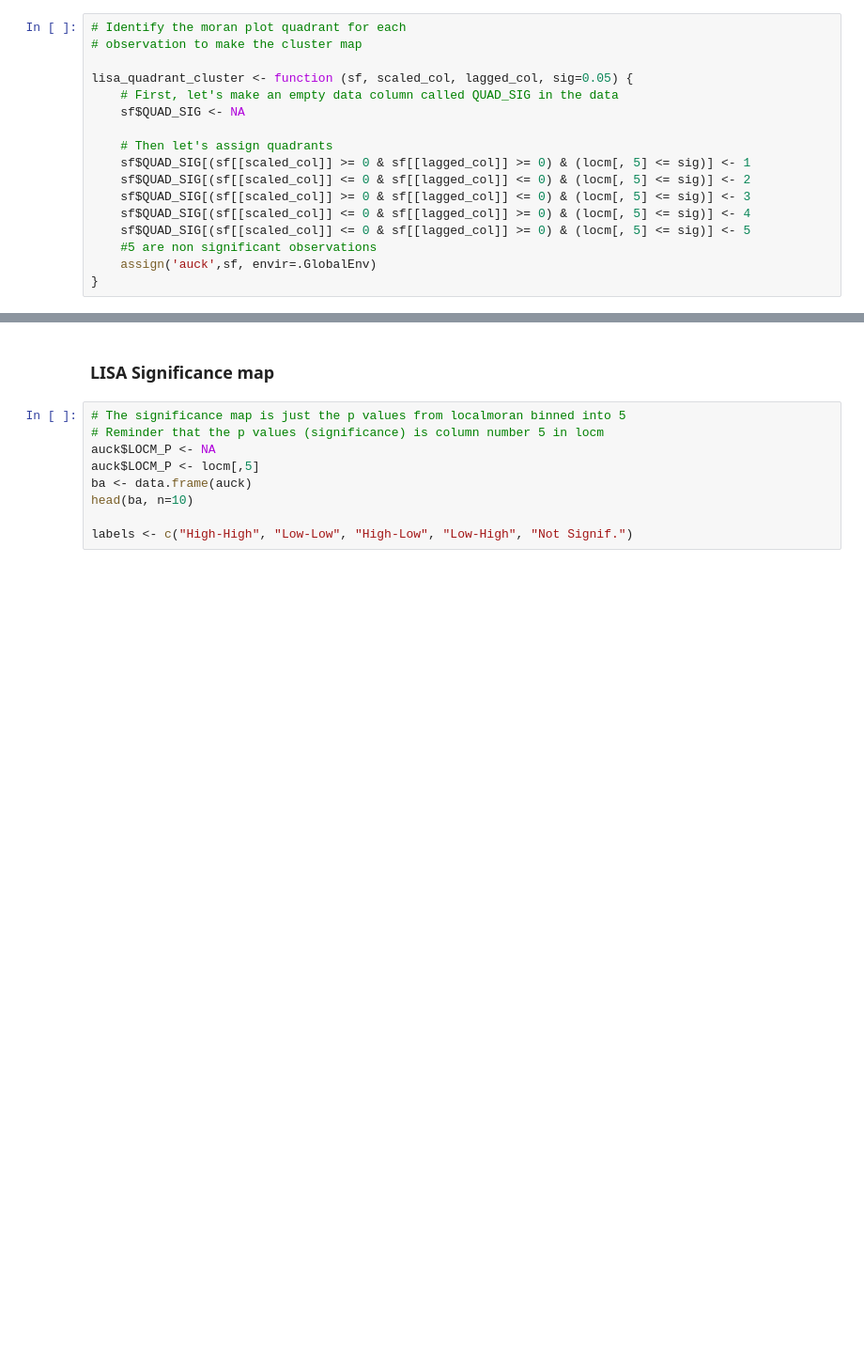
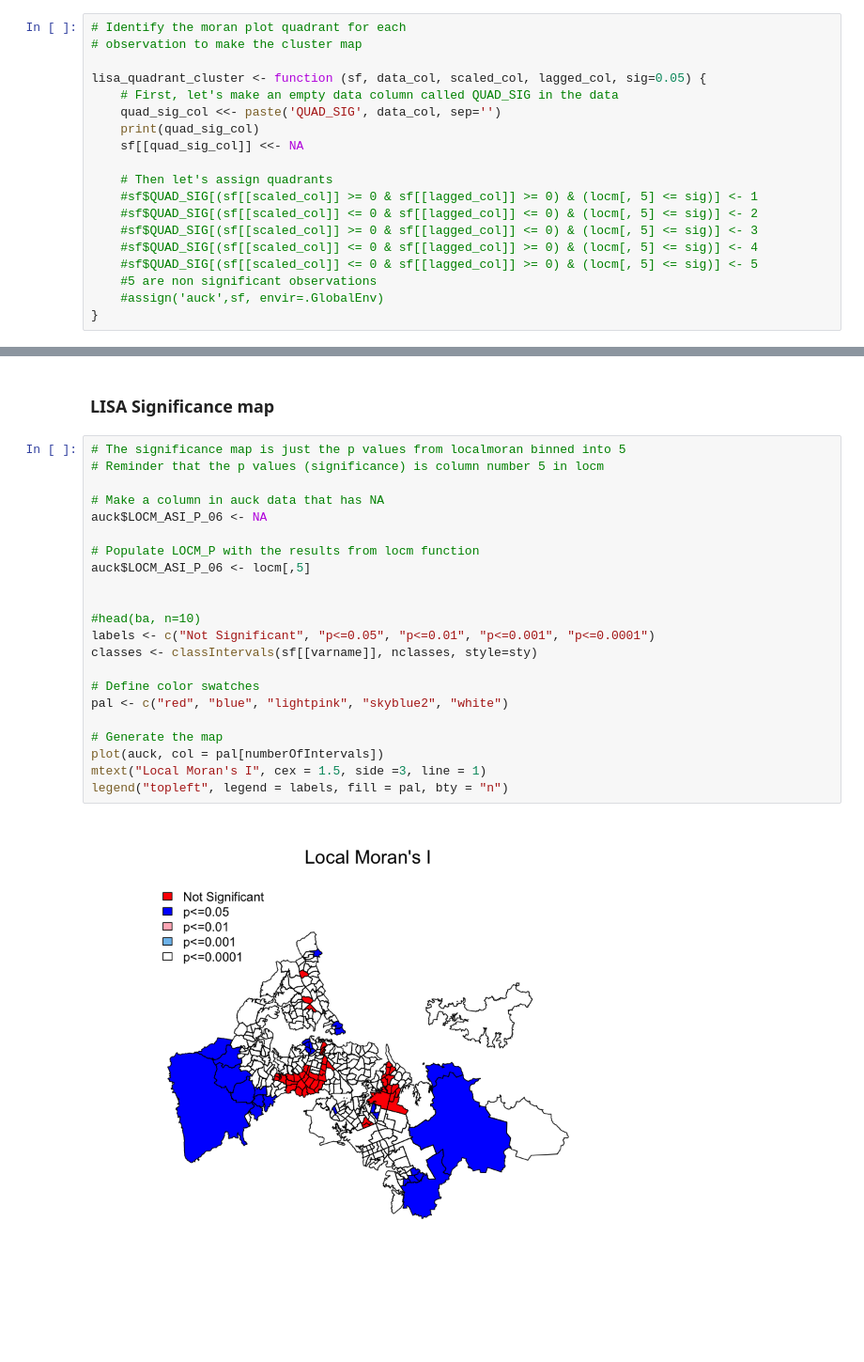
Before and after one commit to xrwang/geog187-notebooks, a Jupyter notebook: lab-1/lab1-spatial autocorrelation.ipynb, the cells around one changed output, grey strips where cells are left out. Shown: that part at 94% size. Saved outputs shown, nothing was run; the diff lists cells and outputs as text; blank space fills up the shorter version.

Commit message:
clean up quadrant cluster function

```diff
--- a/lab-1/lab1-spatial autocorrelation.ipynb
+++ b/lab-1/lab1-spatial autocorrelation.ipynb
@@ -393,17 +394,19 @@ lagged_col is the y-axis
 # Identify the moran plot quadrant for each
 # observation to make the cluster map
 
-lisa_quadrant_cluster <- function (sf, scaled_col, lagged_col, sig=0.05) {
+lisa_quadrant_cluster <- function (sf, data_col, scaled_col, lagged_col, sig=0.05) {
     # First, let's make an empty data column called QUAD_SIG in the data
-    sf$QUAD_SIG <- NA
+    quad_sig_col <<- paste('QUAD_SIG', data_col, sep='')
+    print(quad_sig_col)
+    sf[[quad_sig_col]] <<- NA
 
     # Then let's assign quadrants
-    sf$QUAD_SIG[(sf[[scaled_col]] >= 0 & sf[[lagged_col]] >= 0) & (locm[, 5] <= sig)] <- 1
-    sf$QUAD_SIG[(sf[[scaled_col]] <= 0 & sf[[lagged_col]] <= 0) & (locm[, 5] <= sig)] <- 2
-    sf$QUAD_SIG[(sf[[scaled_col]] >= 0 & sf[[lagged_col]] <= 0) & (locm[, 5] <= sig)] <- 3
-    sf$QUAD_SIG[(sf[[scaled_col]] <= 0 & sf[[lagged_col]] >= 0) & (locm[, 5] <= sig)] <- 4
-    sf$QUAD_SIG[(sf[[scaled_col]] <= 0 & sf[[lagged_col]] >= 0) & (locm[, 5] <= sig)] <- 5
+    #sf$QUAD_SIG[(sf[[scaled_col]] >= 0 & sf[[lagged_col]] >= 0) & (locm[, 5] <= sig)] <- 1
+    #sf$QUAD_SIG[(sf[[scaled_col]] <= 0 & sf[[lagged_col]] <= 0) & (locm[, 5] <= sig)] <- 2
+    #sf$QUAD_SIG[(sf[[scaled_col]] >= 0 & sf[[lagged_col]] <= 0) & (locm[, 5] <= sig)] <- 3
+    #sf$QUAD_SIG[(sf[[scaled_col]] <= 0 & sf[[lagged_col]] >= 0) & (locm[, 5] <= sig)] <- 4
+    #sf$QUAD_SIG[(sf[[scaled_col]] <= 0 & sf[[lagged_col]] >= 0) & (locm[, 5] <= sig)] <- 5
     #5 are non significant observations
-    assign('auck',sf, envir=.GlobalEnv)
+    #assign('auck',sf, envir=.GlobalEnv)
 }
 # %%
@@ -431,9 +439,24 @@ legend("topleft", legend = labels, fill = pal, bty = "n")# Generate the map
 # %%
 # The significance map is just the p values from localmoran binned into 5
 # Reminder that the p values (significance) is column number 5 in locm
-auck$LOCM_P <- NA
-auck$LOCM_P <- locm[,5]
-ba <- data.frame(auck)
-head(ba, n=10)
 
-labels <- c("High-High", "Low-Low", "High-Low", "Low-High", "Not Signif.")
+# Make a column in auck data that has NA
+auck$LOCM_ASI_P_06 <- NA
+
+# Populate LOCM_P with the results from locm function
+auck$LOCM_ASI_P_06 <- locm[,5]
+
+
+#head(ba, n=10)
+labels <- c("Not Significant", "p<=0.05", "p<=0.01", "p<=0.001", "p<=0.0001")
+classes <- classIntervals(sf[[varname]], nclasses, style=sty)
+
+# Define color swatches
+pal <- c("red", "blue", "lightpink", "skyblue2", "white")
+
+# Generate the map
+plot(auck, col = pal[numberOfIntervals])
+mtext("Local Moran's I", cex = 1.5, side =3, line = 1)
+legend("topleft", legend = labels, fill = pal, bty = "n")
+# %% [output]
+[figure, added]
```
Also changed, not shown: parts of 6 cells of this notebook.
